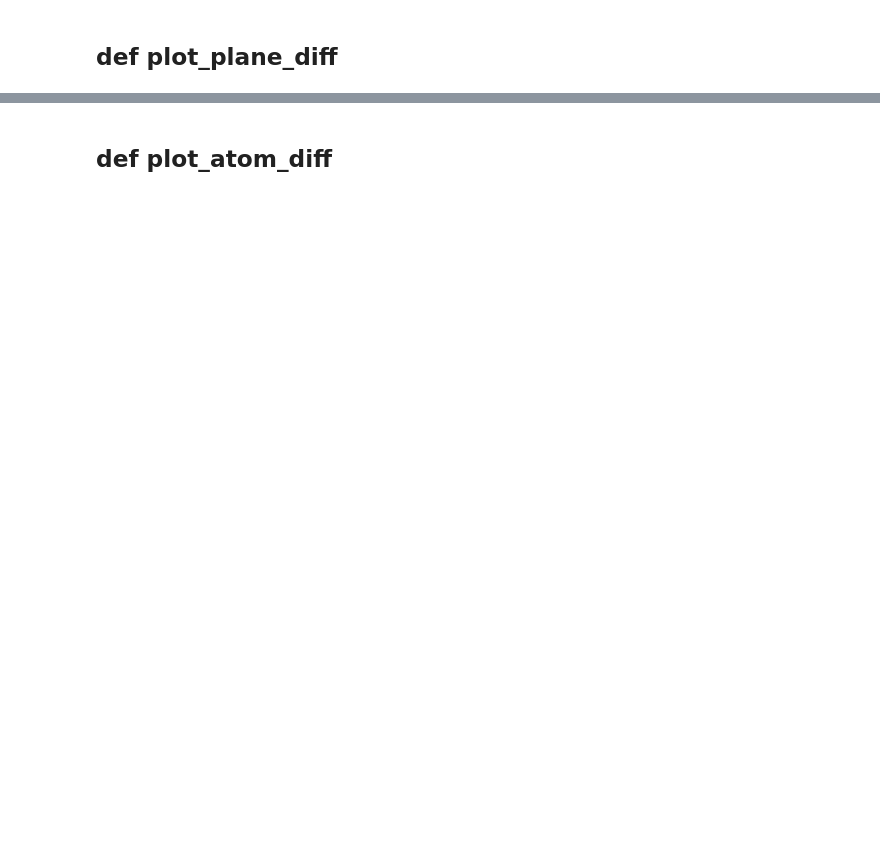
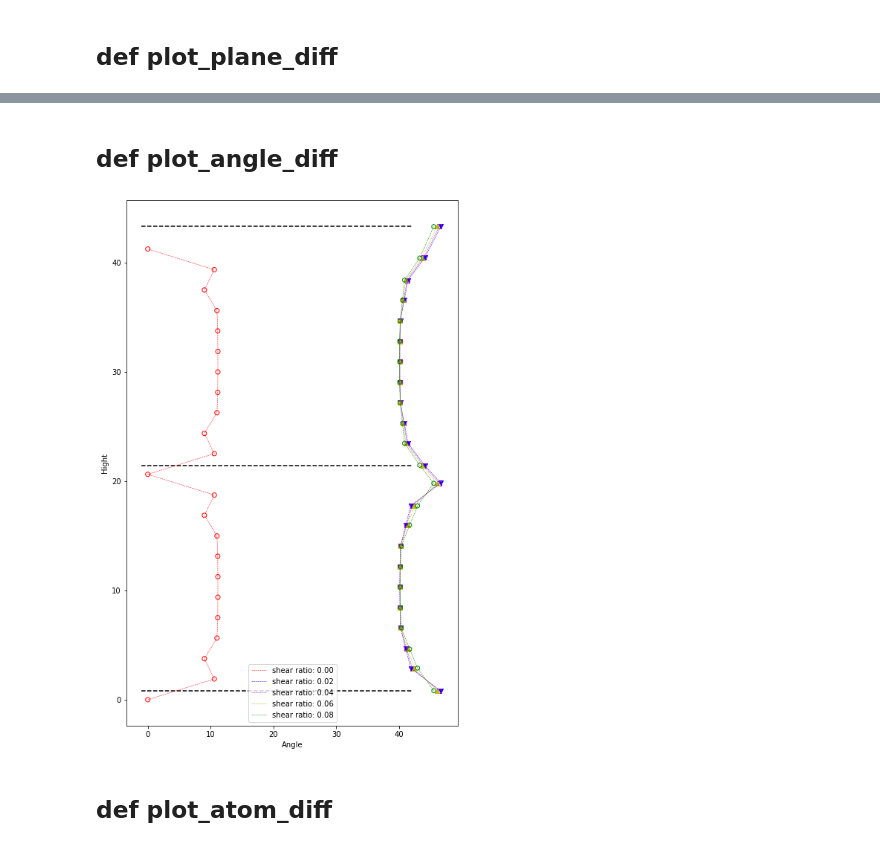
Before and after one commit to kei0822kei/twinpy, a Jupyter notebook: jupyter/analysis/shear_analyzer.ipynb, the cells around one changed output, grey strips where cells are left out. Cells and saved outputs as stored; diff of their text form; code cells hidden in the pictures; blank space fills up the shorter version.

```diff
--- a/jupyter/analysis/shear_analyzer.ipynb
+++ b/jupyter/analysis/shear_analyzer.ipynb
@@ -250,3 +270,9 @@ fig = twinboundary_shear_analyzer.plot_plane_diff()
+# %% [markdown]
+## def plot_angle_diff
+# %%
+fig = twinboundary_shear_analyzer.plot_angle_diff()
+# %% [output]
+[figure, added]
 # %% [markdown]
 ## def plot_atom_diff
 # %%
```
Also changed, not shown: parts of 8 cells of this notebook, 15 other files.
